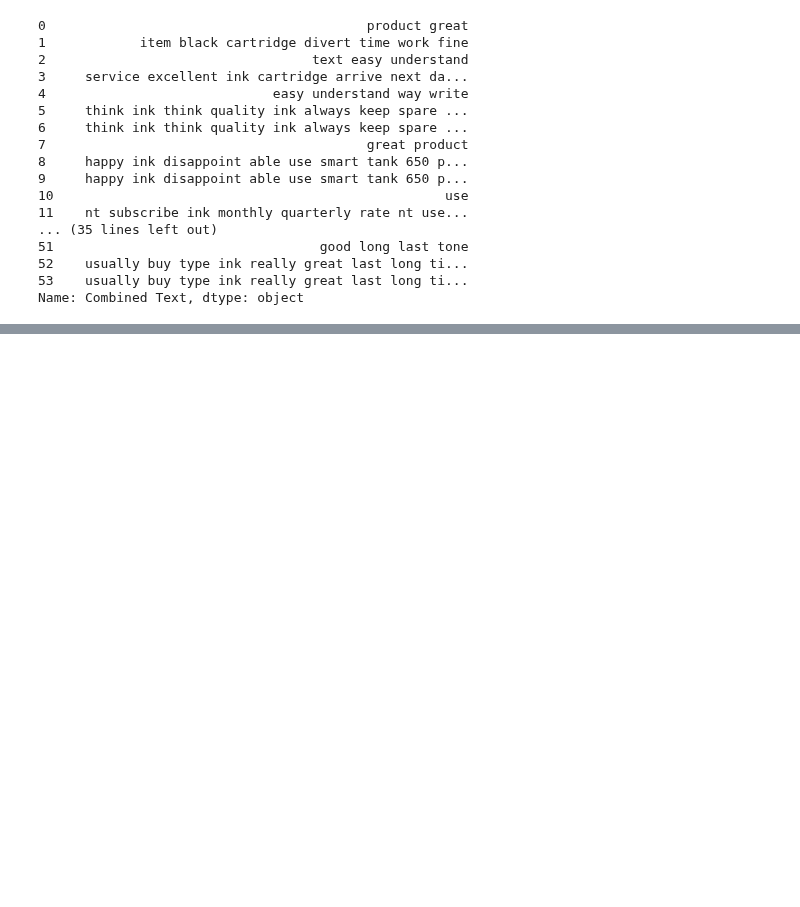
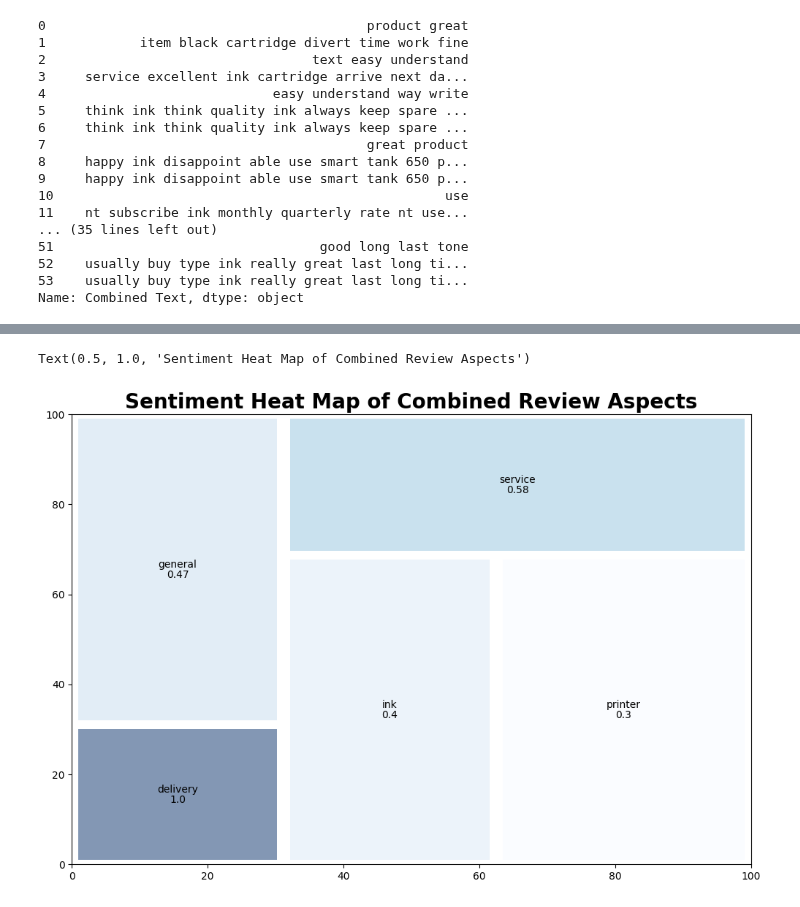
Before and after one commit to wd686/InkSightAnalyzer, a Jupyter notebook: EDA ABSA ZeroShot 3_3 [roy].ipynb, the cells around one changed output, grey strips where cells are left out. Drawn from its saved outputs; the diff is of its cells as text; code cells hidden in the pictures; blank space fills up the shorter version.

```diff
--- a/EDA [roy].ipynb
+++ b/EDA ABSA ZeroShot 3_3 [roy].ipynb
@@ -157,9 +163,13 @@ think ink think quality ink always keep spare hand
 [{'label': 'NEGATIVE', 'score': 0.8906101584434509}]
 {'score': 0.3680999279022217, 'start': 16, 'end': 50, 'answer': 'quality ink always keep spare hand'}
 {'sequence': 'think ink think quality ink always keep spare hand', 'labels': ['positive comment', 'neutral comment', 'negative comment'], 'scores': [0.9157177209854126, 0.04764546453952789, 0.03663677 ...
+# %%
+reviews_df = combined_df[['Survey ID', 'Combined Text']].dropna().drop_duplicates()
+reviews_df = reviews_df.drop_duplicates().reset_index()
+reviews = reviews_df['Combined Text'].head(50)
 # %%
-reviews = combined_df['Combined Text'].dropna().head(50)
-reviews
+# reviews = combined_df['Combined Text'].dropna().head(50)
+# reviews
 # %% [output]
 0                                         product great
 1            item black cartridge divert time work fine
@@ -260,0 +249,12 @@ results
+# %%
+df_results = pd.DataFrame(results)
+summary = pd.crosstab(df_results['cat'], df_results['polarity'])
+
+df_summary = pd.DataFrame(summary)
+df_summary["category"] = df_summary.index
+df_summary["total"] = df_summary["pos"]+df_summary["neg"]+df_summary["neu"]
+# represent overall sentiment for the categary based on num of pos/neg
+df_summary["sentiment"] = np.round((df_summary["pos"]-df_summary["neg"])/(df_summary["neg"]+df_summary["pos"]),2)
+
+df_results
+df_summary
@@ -260,0 +269,18 @@ results
+# %%
+import squarify
+import matplotlib
+import matplotlib.pyplot as plt
+
+norm = matplotlib.colors.Normalize(vmin=min(df_summary.sentiment), vmax=max(df_summary.sentiment))
+colors = [matplotlib.cm.Blues(norm(value)) for value in df_summary.sentiment]
+
+fig = plt.gcf()
+fig.set_size_inches(12, 8)
+
+#Use squarify to plot our data, label it and add colours. We add an alpha layer to ensure black labels show through
+# Also used color intensity to reflect the sentiment value.
+squarify.plot(label=df_summary.category,sizes=df_summary.total, value = df_summary.sentiment,color = colors, alpha=.5, pad =True)
+plt.title("Sentiment Heat Map of Combined Review Aspects",fontsize=20,fontweight="bold")
+# %% [output]
+Text(0.5, 1.0, 'Sentiment Heat Map of Combined Review Aspects')
+[figure, added]
```
Also changed, not shown: parts of 5 cells of this notebook, 1 other file.
